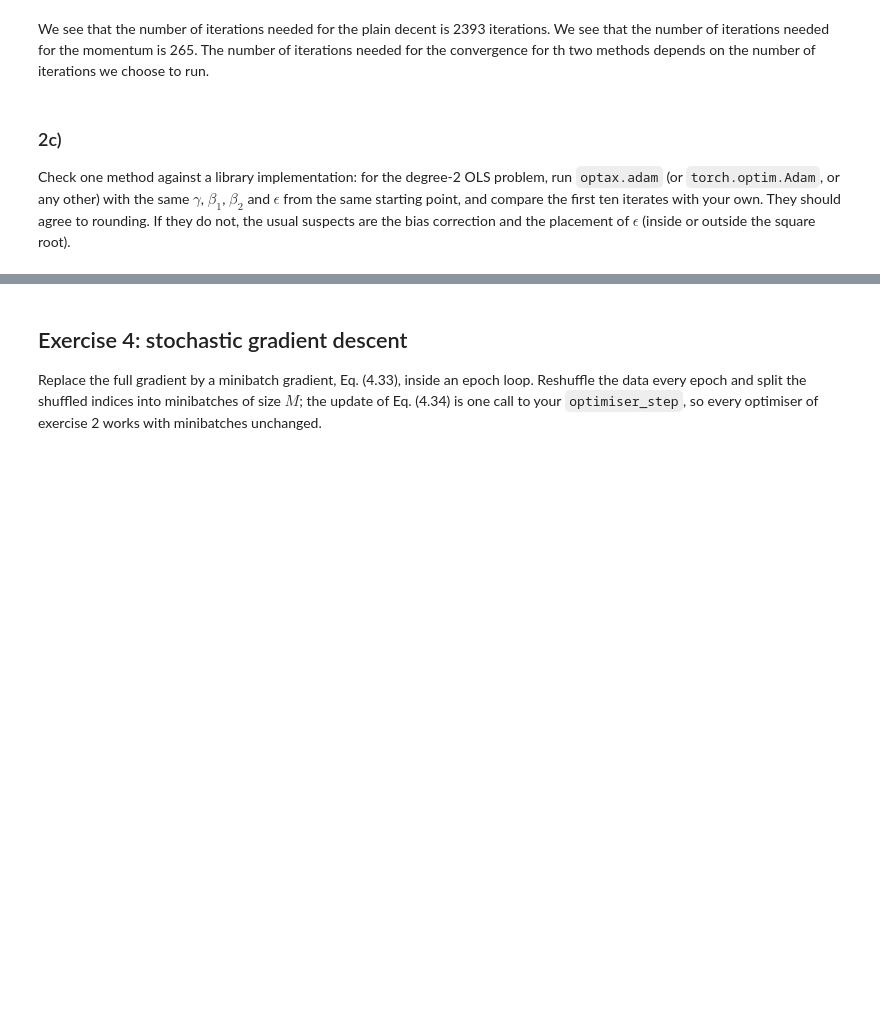
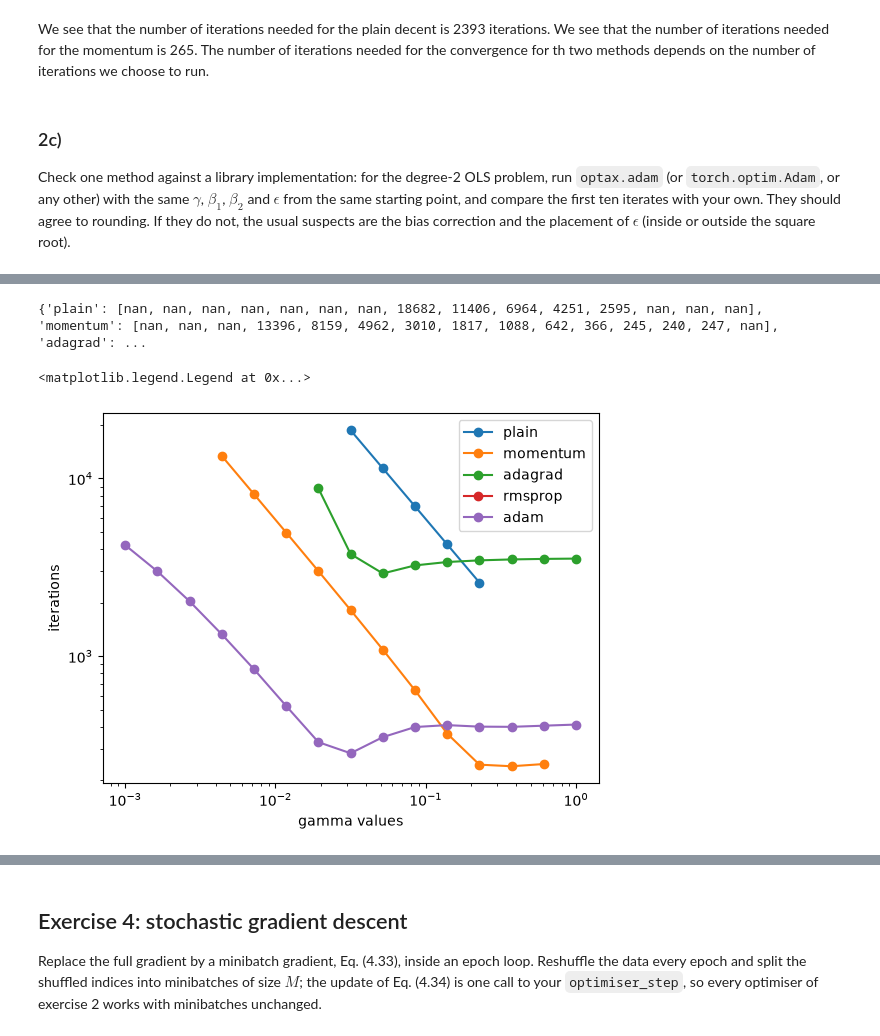
Before and after one commit to synnesjor/FYS-STK4155, a Jupyter notebook: exercisesweek38.ipynb, the cells around one changed output, grey strips where cells are left out. Saved outputs shown, nothing was run; the diff lists cells and outputs as text; code cells hidden in the pictures; blank space fills up the shorter version.

```diff
--- a/exercisesweek38.ipynb
+++ b/exercisesweek38.ipynb
@@ -213,14 +213,14 @@ def ols(X, y,lam=0.0):
     U, s, Vt = np.linalg.svd(X, full_matrices=False)
     return Vt.T @ ((U.T @ y) / s)
 
-def ridge(X,y,lam=0.01):
+def ridge(X,y,lam):
     return ols(X,y) * (1/(1+lam))
 # OLS_method = ridge(X, y, 0, 2)
 # ridge_method = ridge(X, y, lam, 2)
 # %%
-def run_method(func, gamma_grid, method):
+def run_method(func, gamma_grid, method,lam):
     X2, y2 = exercise_data(degree=2)
-    theta2 = func(X2, y2)
+    theta2 = func(X2, y2,lam)
     grad2 = lambda th: gradient(th, X2, y2)
     gammas = gamma_grid
     np.seterr(over="ignore", invalid="ignore")   # diverging runs overflow; that is the answer, not an error
@@ -249,8 +249,8 @@ print("OLS")
 print("Theta values from closed form OLS", theta_closed_form_OLS)
 
 
-theta_ols_plain, path_ols_plain_0_5 = run_method(ols, [0.5], "plain")
-theta_ols_momentum, path_ols_momentum_0_5 = run_method(ols, [0.5], "momentum")
+theta_ols_plain, path_ols_plain_0_5 = run_method(ols, [0.5], "plain",0.0)
+theta_ols_momentum, path_ols_momentum_0_5 = run_method(ols, [0.5], "momentum",0.0)
 
 print("Theta values for OLS plain", theta_ols_plain)
 print("Theta values for OLS momentum", theta_ols_momentum)
@@ -283,8 +283,8 @@ print("\nRidge:")
 print("Theta values from closed form Ridge", theta_closed_form_ridge)
 
 for each in methods:
-    theta_ridge, path_ridge_0_01= run_method(ridge, [0.01], each)
-    theta_ridge, path_ridge_0_1= run_method(ridge, [0.1], each)
+    theta_ridge, path_ridge_0_01= run_method(ridge, [0.01], each,0.01)
+    theta_ridge, path_ridge_0_1= run_method(ridge, [0.1], each,0.1)
 
     print(f"The theta ridge value for {each}", theta_ridge)
     # print(f"path_ridge_{each}")
@@ -462,0 +466,39 @@ GradientTransformationExtraArgs(init=<function chain.<locals>.init_fn at 0x...>,
+# %%
+def gradient5(theta):
+    X5, y5 = runge_data(degree = 5)
+    """Eqs. (4.13) and (4.17): the gradient of (1/n)||X theta - y||^2 + lambda theta^T theta."""
+    n = len(y5)
+    return (2 / n) * X5.T @ (X5 @ theta - y5)
+
+
+X5_ols, y5_ols = exercise_data5()
+
+methods = ("plain", "momentum", "adagrad", "rmsprop", "adam")
+
+
+iters = {}
+gam = np.logspace(-3,0,15)
+for i in methods:
+    iters[i] = []
+    for j in gam:
+        opt = optimise(gradient5, np.zeros(5), i, j, num_iters = 20000)
+        # print(len(opt))
+        if len(opt) >= 20000:
+            iters[i].append(np.nan)
+        else:
+            iters[i].append(len(opt))
+
+
+print(iters)
+
+for k in methods:
+    plt.plot(gam, iters[k], label = k, marker = "o")
+plt.yscale("log")
+plt.xscale("log")
+plt.ylabel("iterations")
+plt.xlabel("gamma values")
+plt.legend()
+# %% [output]
+{'plain': [nan, nan, nan, nan, nan, nan, nan, 18682, 11406, 6964, 4251, 2595, nan, nan, nan], 'momentum': [nan, nan, nan, 13396, 8159, 4962, 3010, 1817, 1088, 642, 366, 245, 240, 247, nan], 'adagrad': ...
+<matplotlib.legend.Legend at 0x...>
+[figure, added]
```
Also changed, not shown: parts of 32 cells of this notebook.
